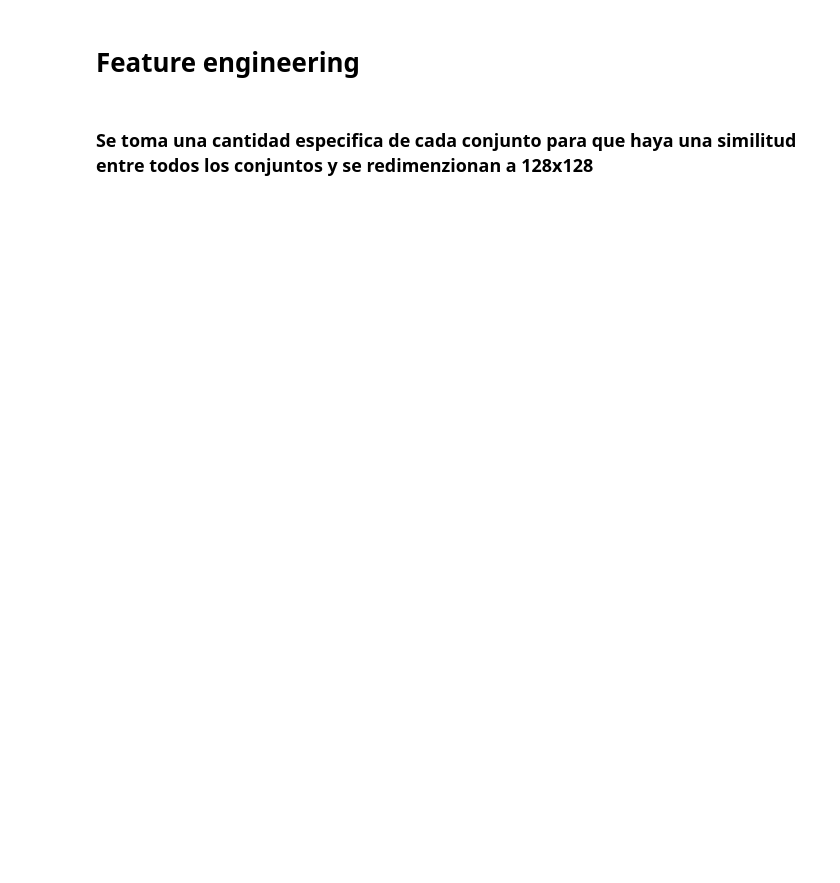
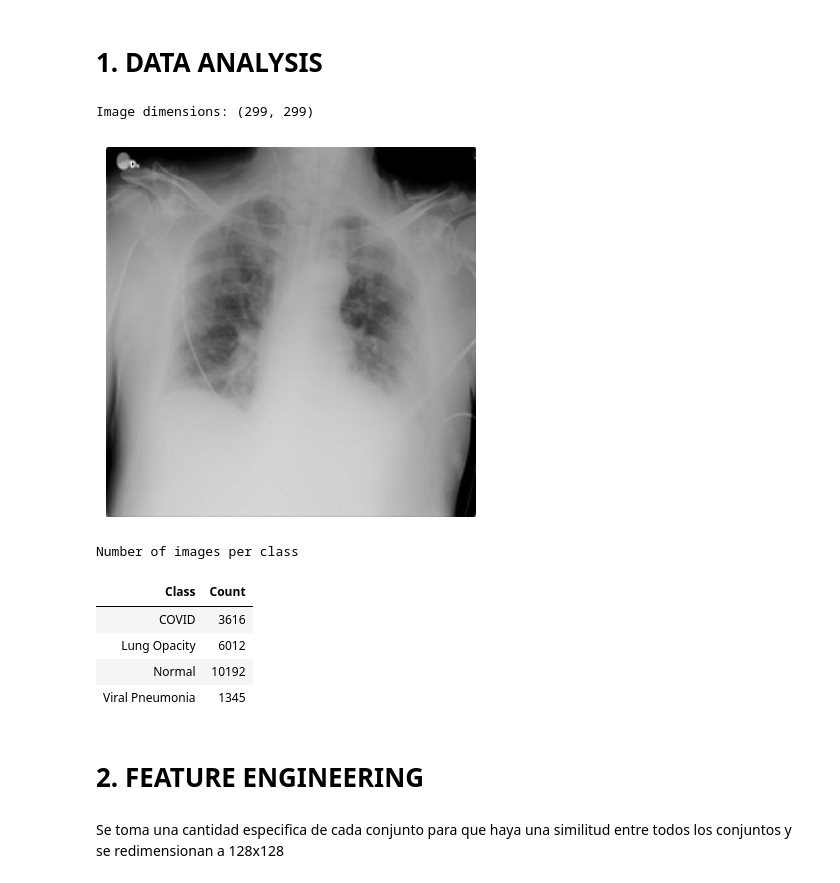
Before and after one commit to Heutlett/2023_PATRONES_PROYECTO2, a Jupyter notebook: proyecto2.ipynb, the cells around one changed output. Saved outputs shown, nothing was run; the diff lists cells and outputs as text; code cells hidden in the pictures; blank space fills up the shorter version.

```diff
--- a/proyecto2.ipynb
+++ b/proyecto2.ipynb
@@ -98,2 +8,0 @@ Neumonía viral:          1345
-# %% [markdown]
-# Feature engineering
@@ -100,2 +37,51 @@ Neumonía viral:          1345
+# %%
+# Load the images of the folder with its label
+def load_data(image_folder, label):
+    data = []
+    for filename in os.listdir(image_folder):
+        if filename.endswith('.png'):
+            img_path = os.path.join(image_folder, filename)
+            img = cv2.imread(img_path, cv2.IMREAD_GRAYSCALE)
+            tensor = tf.convert_to_tensor(img)
+            data.append([tensor, label])
+    return data
+
+# Shows information of folders and the images
+def info(folders, img):
+    print("Image dimensions:", img.shape)
+    plt.imshow(img, cmap='gray')
+    plt.axis('off')
+    plt.show()
+
+    counts = [len(os.listdir(folder)) for folder in folders]
+    class_labels = ['COVID', 'Lung Opacity', 'Normal', 'Viral Pneumonia']
+    data = {'Class': class_labels, 'Count': counts}
+    df = pd.DataFrame(data).style.hide()
+
+    print("Number of images per class")
+    return df
+
+# Create directories if it doesn't exist
+def create_directories(folders):
+    for folder in folders:
+        os.makedirs(folder, exist_ok=True)
+# %% [markdown]
+# 1. DATA ANALYSIS
+# %%
+# Show information
+image = cv2.imread(clean_covid_folder+'/COVID-1.png', cv2.IMREAD_GRAYSCALE)
+df = info(folders=clean_folders, img=image)
+df
+# %% [output]
+Image dimensions: (299, 299)
+[figure, added]
+Number of images per class
+| Class | Count |
+| COVID | 3616 |
+| Lung Opacity | 6012 |
+| Normal | 10192 |
+| Viral Pneumonia | 1345 |
+# %% [markdown]
+# 2. FEATURE ENGINEERING
 # %% [markdown]
-### Se toma una cantidad especifica de cada conjunto para que haya una similitud entre todos los conjuntos y se redimenzionan a 128x128
+Se toma una cantidad especifica de cada conjunto para que haya una similitud entre todos los conjuntos y se redimensionan a 128x128
```
Also changed, not shown: parts of 26 cells of this notebook, 1 other file.
